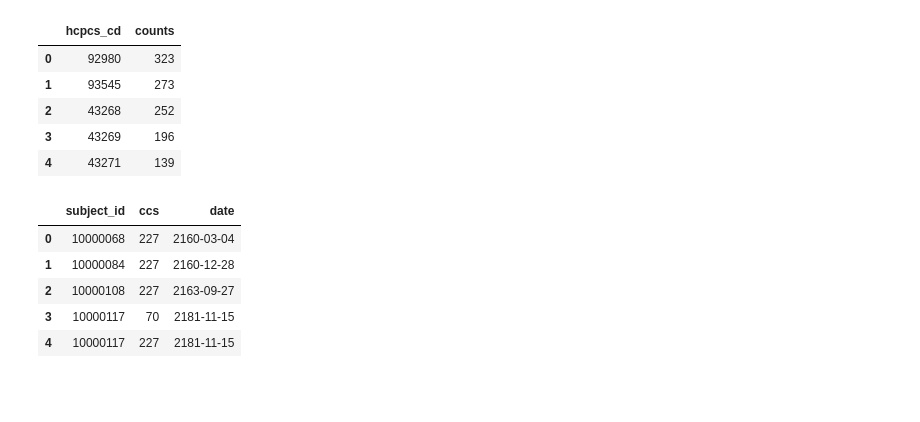
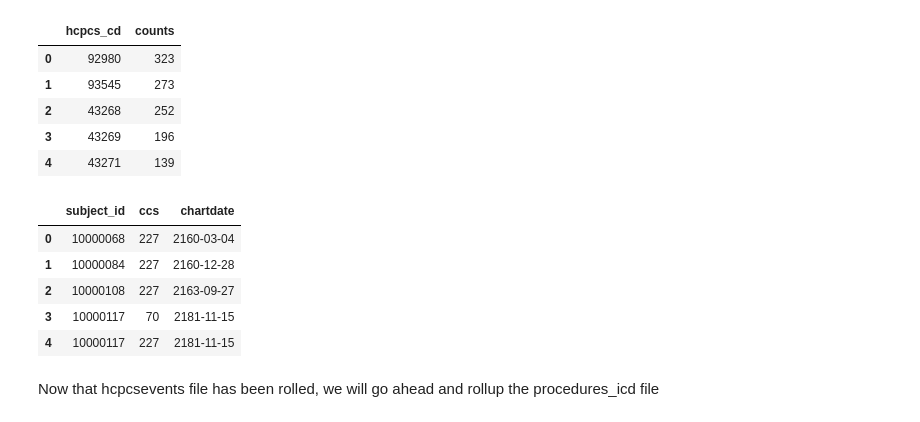
Before and after one commit to apvidul/EHR-Processing-Tutorial, a Jupyter notebook: EHR-Pipeline-Part2.ipynb, the cells around one changed output. Saved outputs shown, nothing was run; the diff lists cells and outputs as text; code cells hidden in the pictures; blank space fills up the shorter version.

```diff
--- a/EHR-Pipeline-Part2.ipynb
+++ b/EHR-Pipeline-Part2.ipynb
@@ -341,4 +344,6 @@ diagnoses_phecode_filtered.to_csv("./Rolledup_Data/diagnoses_phecode_rolled.csv"
 # %%
+import pandas as pd
+
 def rollup(raw_level_data, mapping_data, join_columns, parent_column):
 
     rolledup_data = pd.merge(raw_level_data, mapping_data, how='left', on=join_columns)
@@ -361,11 +366,11 @@ def summarize_unmapped(rolledup_data, child_column):
     return sorted_icdcode_frequencies
 
 
-def filter_rolledup_data(rolledup_data,parent_column):
+def filter_rolledup_data(rolledup_data,extract_columns):
 
     filtered = rolledup_data[rolledup_data['Rollup_Status']=="1"]
 
-    filtered = filtered [['subject_id',parent_column,'date']]
+    filtered = filtered [extract_columns]
 
     return filtered
 # %%
@@ -438,11 +426,7 @@ join_columns=['hcpcs_cd']
 
 hcpcs_procedures_ccs= rollup(hcpcenvents ,hcpcs_to_ccs, join_columns ,"ccs")
 
-hcpcs_procedures_ccs.to_csv("./Rolledup_Data/hcpcs_procedures_ccs.csv", index=None)
-
-print(hcpcs_procedures_ccs)
-
-hcpcs_procedures_ccs.columns = ['subject_id', 'hadm_id', 'date', 'hcpcs_cd', 'seq_num', 'short_description', 'ccs', 'Rollup_Status']
+hcpcs_procedures_ccs.to_csv("./Intermediate_Data/hcpcs_procedures_ccs.csv", index=None)
 
 hcpcs_procedures_ccs.head()
 # %% [output]
@@ -479,12 +446,15 @@ summarize_unmapped(hcpcs_procedures_ccs,'hcpcs_cd').head()
 | 3 | 43269 | 196 |
 | 4 | 43271 | 139 |
 # %%
-filtered_hcpcs_procedures_ccs= filter_rolledup_data(hcpcs_procedures_ccs,'ccs')
+extract_columns =['subject_id','ccs','chartdate']
+filtered_hcpcs_procedures_ccs= filter_rolledup_data(hcpcs_procedures_ccs, extract_columns)
 filtered_hcpcs_procedures_ccs.head()
 # %% [output]
-|  | subject_id | ccs | date |
+|  | subject_id | ccs | chartdate |
 | 0 | 10000068 | 227 | 2160-03-04 |
 | 1 | 10000084 | 227 | 2160-12-28 |
 | 2 | 10000108 | 227 | 2163-09-27 |
 | 3 | 10000117 | 70 | 2181-11-15 |
 | 4 | 10000117 | 227 | 2181-11-15 |
+# %% [markdown]
+Now that hcpcsevents file has been rolled, we will go ahead and rollup the procedures_icd file
```
Also changed, not shown: parts of 24 cells of this notebook, 6 other files.
